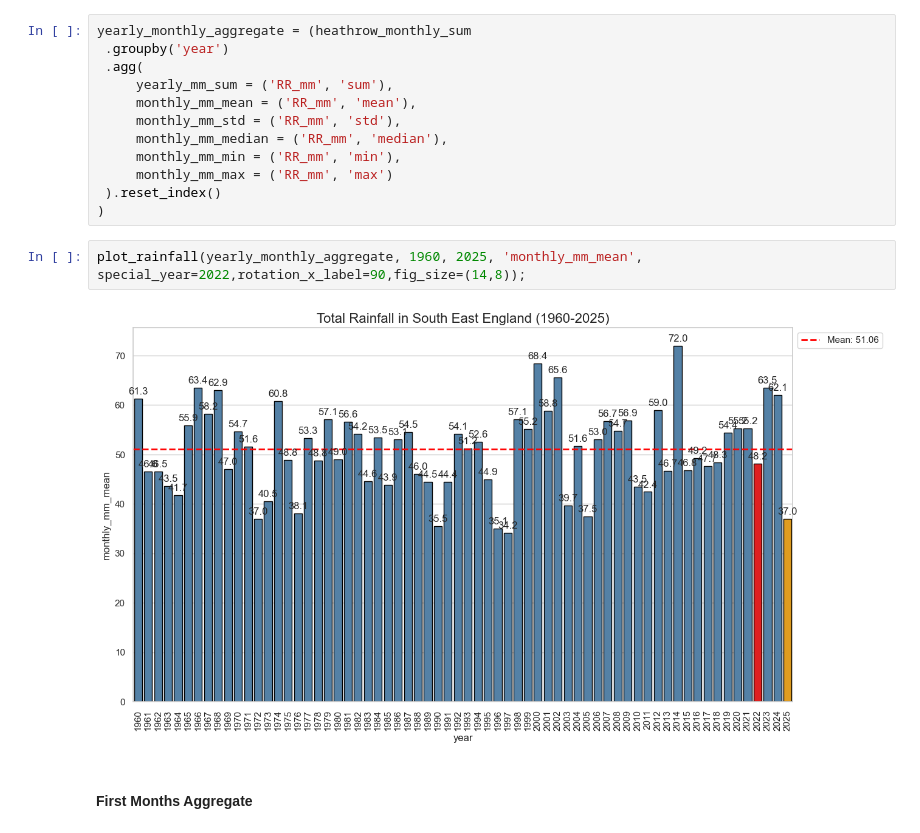
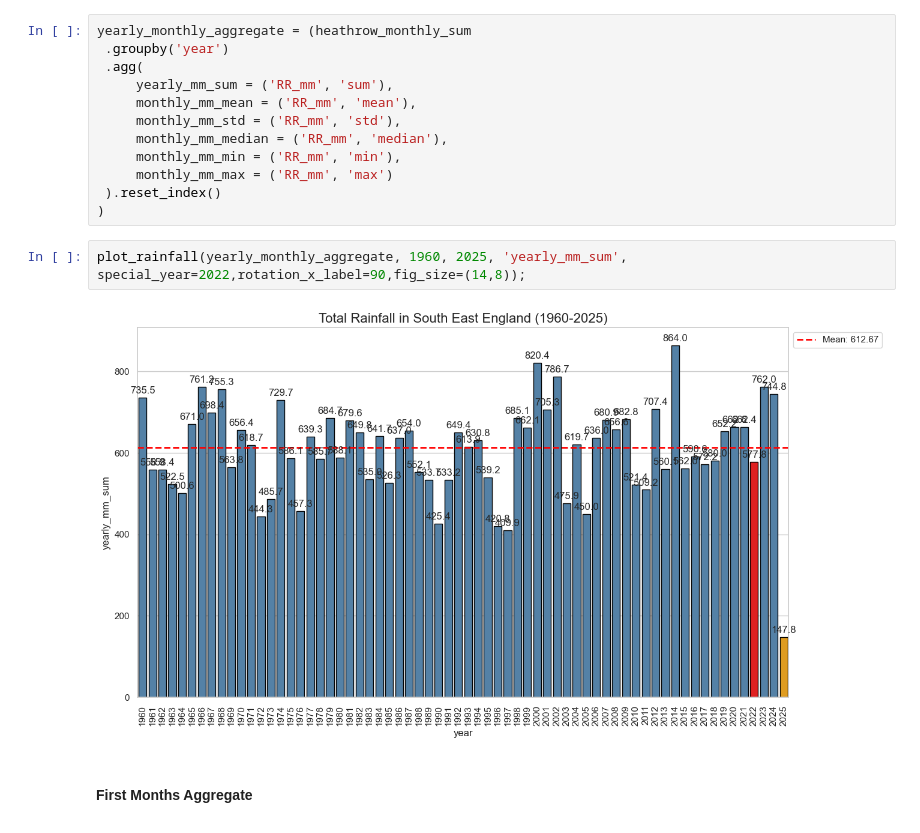
Before and after one commit to pacoraggio/London-Rainfall, a Jupyter notebook: heathrow_data.ipynb, the cells around one changed output. Cells and saved outputs as stored; diff of their text form.

```diff
--- a/heathrow_data.ipynb
+++ b/heathrow_data.ipynb
@@ -413,9 +413,9 @@ yearly_monthly_aggregate = (heathrow_monthly_sum
  ).reset_index()
 )
 # %%
-plot_rainfall(yearly_monthly_aggregate, 1960, 2025, 'monthly_mm_mean', special_year=2022,rotation_x_label=90,fig_size=(14,8));
+plot_rainfall(yearly_monthly_aggregate, 1960, 2025, 'yearly_mm_sum', special_year=2022,rotation_x_label=90,fig_size=(14,8));
 # %% [output]
-[figure, old version]
+[figure, new version]
 # %% [markdown]
 #### First Months Aggregate
 # %% [markdown]
```
Also changed, not shown: parts of 1 cell of this notebook.
